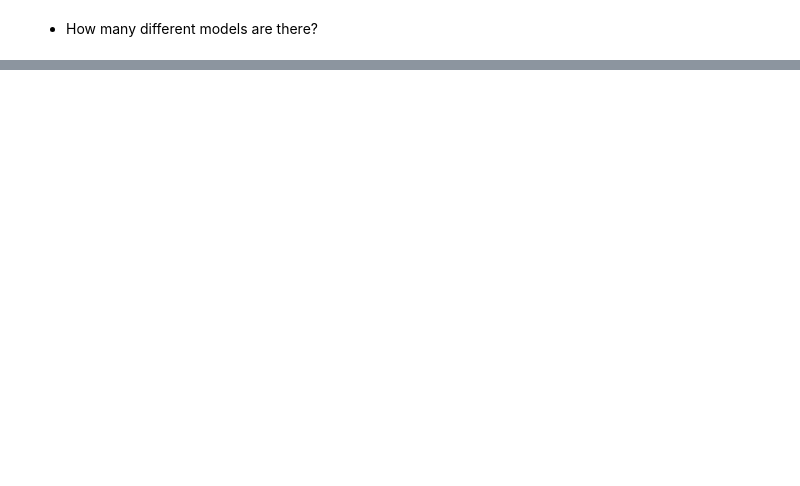
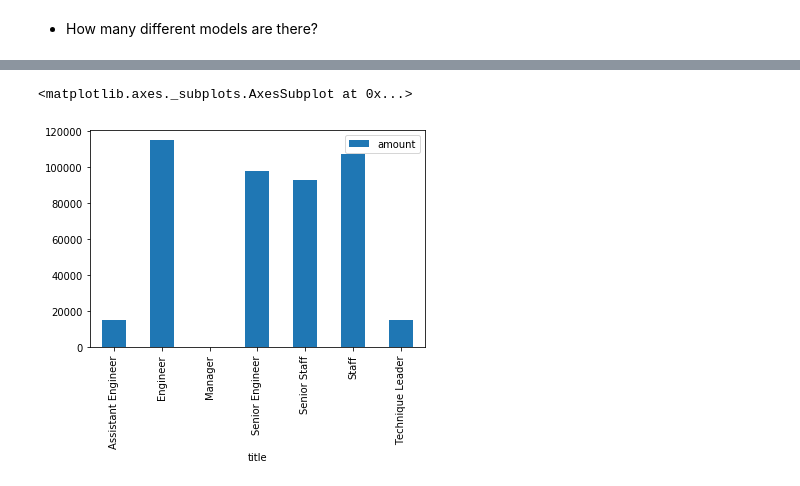
Before and after one commit to SaraPena/python-exercises, a Jupyter notebook: pandas_exercises.ipynb, the cells around one changed output, grey strips where cells are left out. Drawn from its saved outputs; the diff is of its cells as text; code cells hidden in the pictures; blank space fills up the shorter version.

```diff
--- a/pandas_exercises.ipynb
+++ b/pandas_exercises.ipynb
@@ -66,0 +243,6 @@ mpg[['manufacturer']].groupby('manufacturer').count().shape
+# %%
+title_table_count = pd.read_sql('SELECT title, count(*) as amount FROM titles GROUP BY title', url)
+title_table_count.plot.bar(x = 'title')
+# %% [output]
+<matplotlib.axes._subplots.AxesSubplot at 0x...>
+[figure, added]
```
Also changed, not shown: parts of 31 cells of this notebook, 2 other files.
